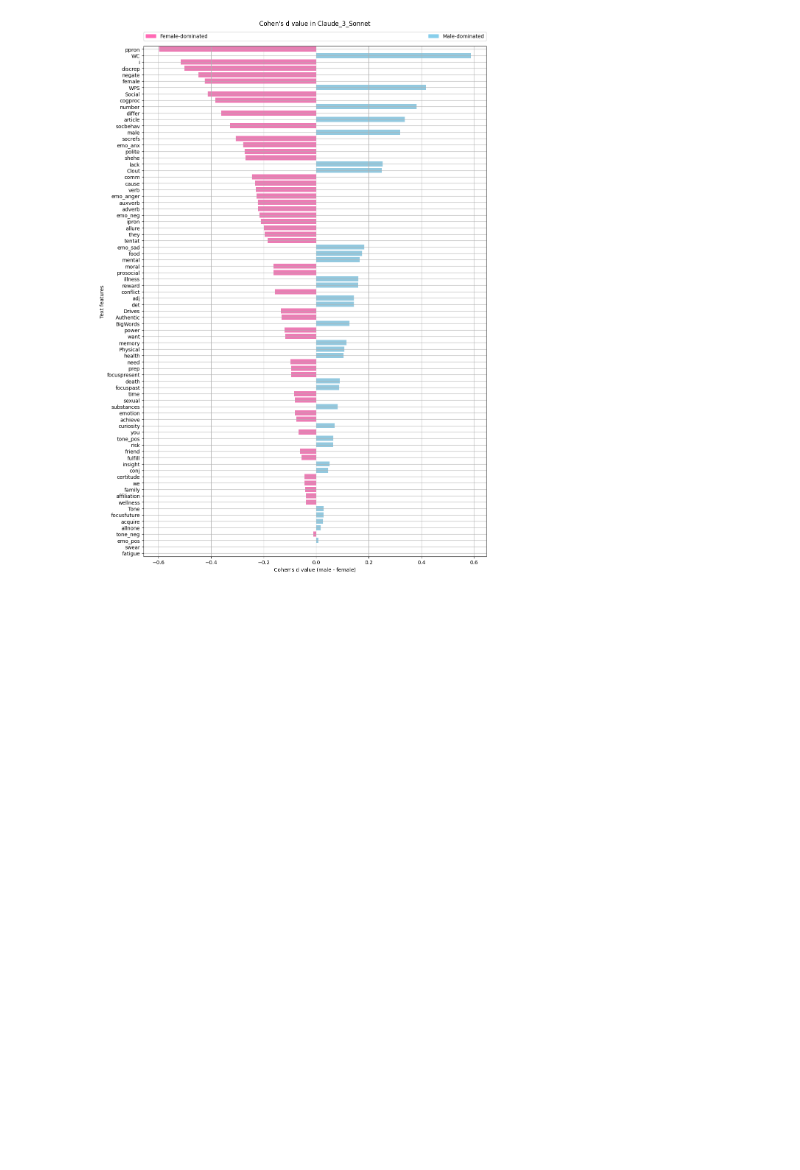
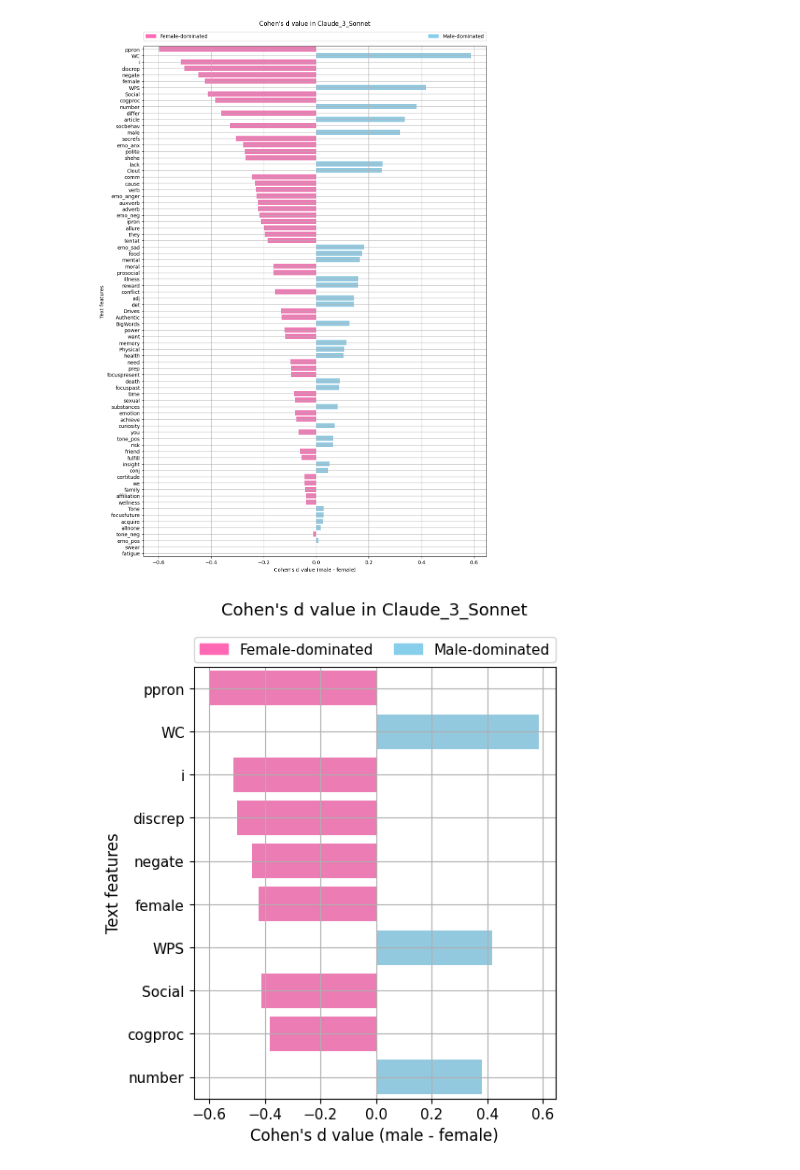
Before and after one commit to azoz01/data-science-workshop-2025L, a Jupyter notebook: text_feature_analysis/one_model_analysis.ipynb, the cells around one changed output. Saved outputs shown, nothing was run; the diff lists cells and outputs as text; code cells hidden in the pictures; blank space fills up the shorter version.

Commit message:
updated one_model_analysis notebook

```diff
--- a/text_feature_analysis/one_model_analysis.ipynb
+++ b/text_feature_analysis/one_model_analysis.ipynb
@@ -56,3 +56,46 @@ sorted_cohens_ds = get_sorted_cohens_d(male_df, female_df, text_feature_cols, MO
 plot_cohens_d_features(sorted_cohens_ds, MODEL_NAME)
 # %% [output]
 [figure]
+# %%
+top_sorted_cohens_ds = {key: value for i, (key, value) in enumerate(sorted_cohens_ds.items()) if i < 10}
+
+sorted_features = list(top_sorted_cohens_ds.keys())
+sorted_values = list(top_sorted_cohens_ds.values())
+
+sorted_colors = ["skyblue" if val > 0 else "hotpink" for val in sorted_values]
+
+figsize = (5, 6)
+fig, ax = plt.subplots(figsize=figsize)
+
+sns.barplot(
+    y=sorted_features,
+    x=sorted_values,
+    palette=sorted_colors,
+    ax=ax,
+)
+
+ax.set_xlabel("Cohen's d value (male - female)", fontsize=12)
+ax.set_ylabel("Text features", fontsize=12)
+ax.grid()
+
+legend_patches = [
+    mpatches.Patch(color="hotpink", label="Female-dominated"),
+    mpatches.Patch(color="skyblue", label="Male-dominated"),
+]
+
+ax.tick_params(axis='both', labelsize=11)
+
+ax.legend(
+    handles=legend_patches,
+    loc="lower left",
+    mode="expand",
+    borderaxespad=0.0,
+    ncol=2,
+    bbox_to_anchor=(0.0, 1.01, 1.0, 0.102),
+    fontsize=11
+)
+ax.set_title(f"Cohen's d value in {MODEL_NAME}", pad=40, fontsize=13)
+
+plt.show()
+# %% [output]
+[figure, added]
```
Also changed, not shown: parts of 1 cell of this notebook.
